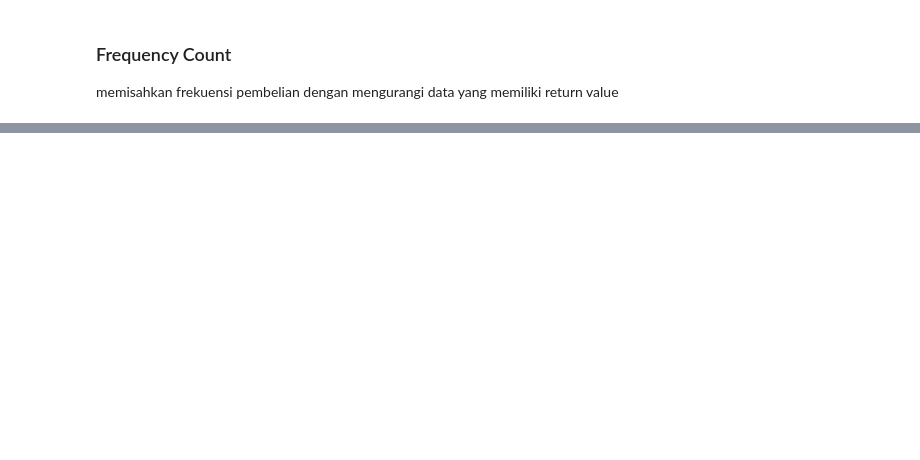
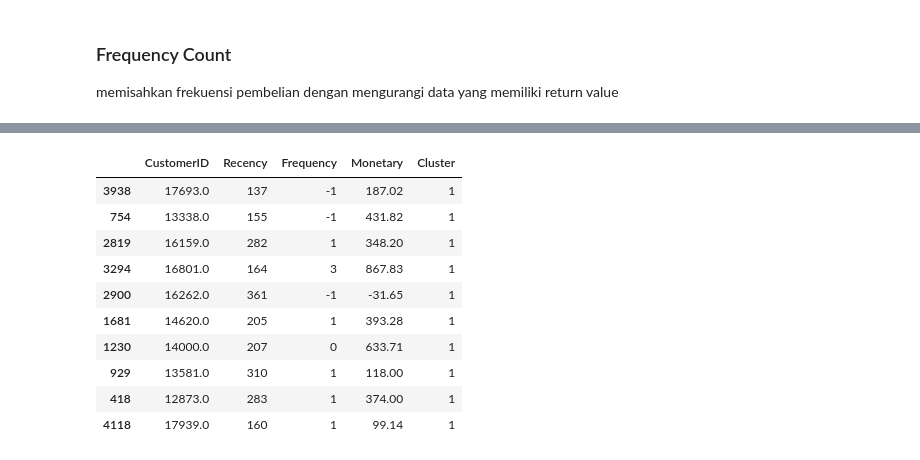
Before and after one commit to dudungawuk/RFM-Modelling-Sales-ECommerce-Datasets-Kaggle, a Jupyter notebook: Untitled.ipynb, the cells around one changed output, grey strips where cells are left out. Saved outputs shown, nothing was run; the diff lists cells and outputs as text; code cells hidden in the pictures; blank space fills up the shorter version.

```diff
--- a/Untitled.ipynb
+++ b/Untitled.ipynb
@@ -131,0 +429,14 @@ df_rfm[df_rfm["Cluster"] == 2].sample(10)
+# %%
+df_rfm[df_rfm["Cluster"] == 1].sample(10)
+# %% [output]
+|  | CustomerID | Recency | Frequency | Monetary | Cluster |
+| 3938 | 17693.0 | 137 | -1 | 187.02 | 1 |
+| 754 | 13338.0 | 155 | -1 | 431.82 | 1 |
+| 2819 | 16159.0 | 282 | 1 | 348.20 | 1 |
+| 3294 | 16801.0 | 164 | 3 | 867.83 | 1 |
+| 2900 | 16262.0 | 361 | -1 | -31.65 | 1 |
+| 1681 | 14620.0 | 205 | 1 | 393.28 | 1 |
+| 1230 | 14000.0 | 207 | 0 | 633.71 | 1 |
+| 929 | 13581.0 | 310 | 1 | 118.00 | 1 |
+| 418 | 12873.0 | 283 | 1 | 374.00 | 1 |
+| 4118 | 17939.0 | 160 | 1 | 99.14 | 1 |
```
Also changed, not shown: parts of 43 cells of this notebook.
